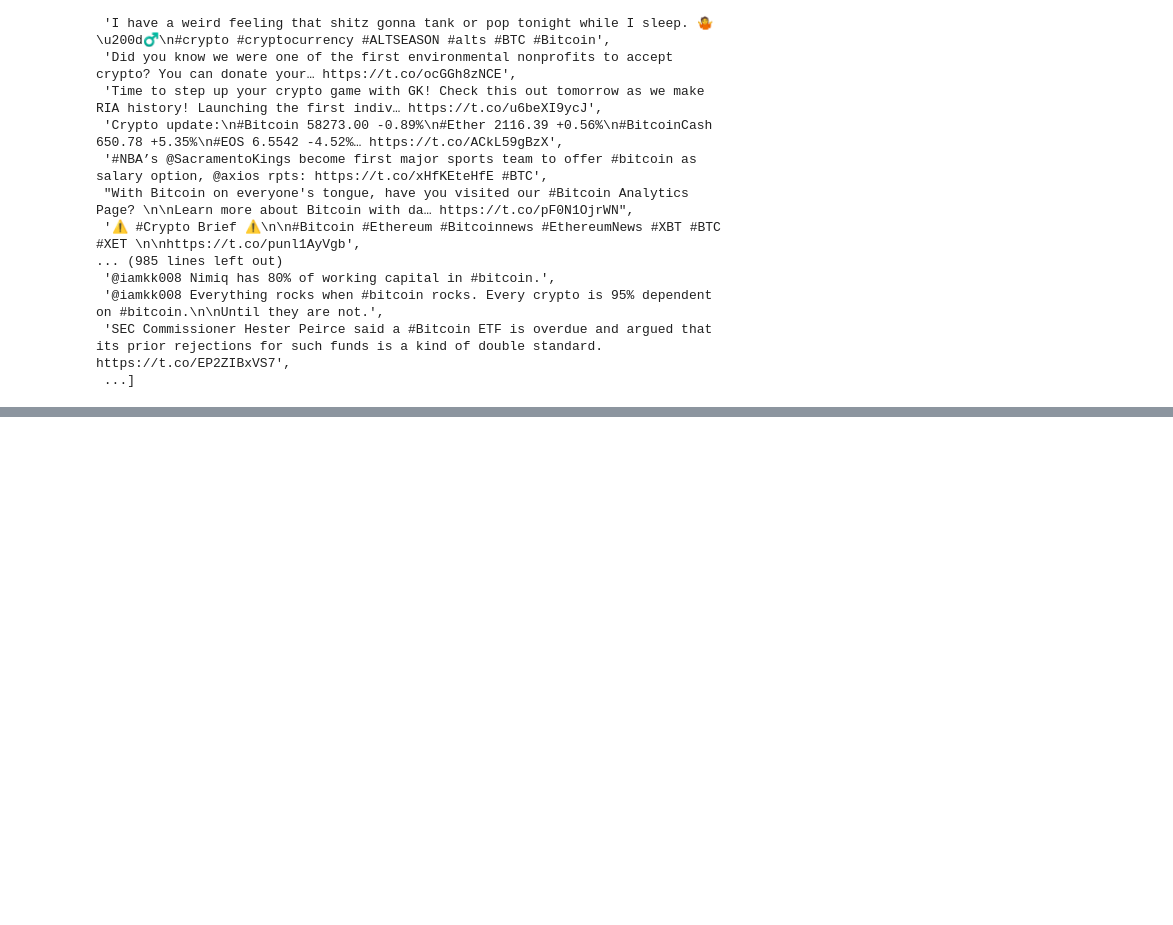
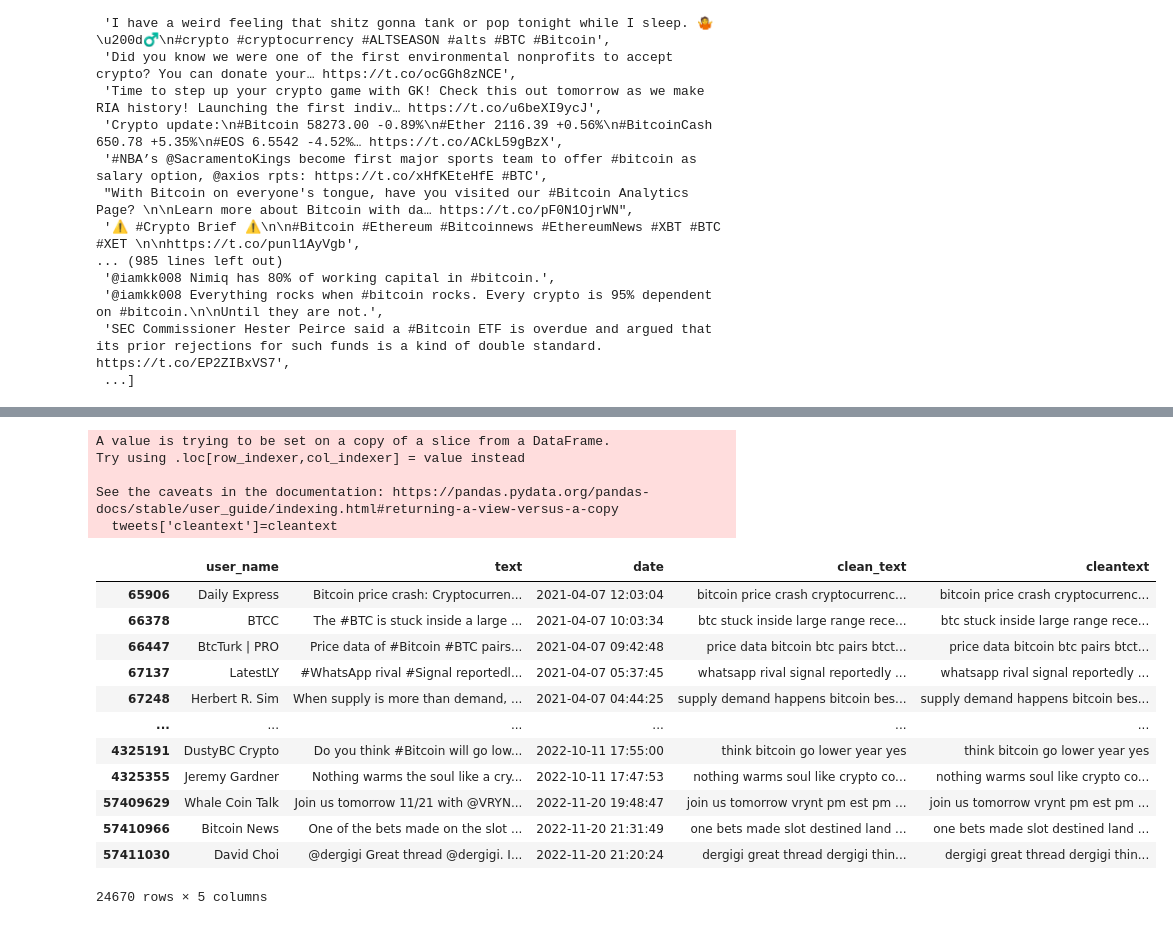
Before and after one commit to noellekh/crypto, a Jupyter notebook: notebooks/notebook_NK.ipynb, the cells around one changed output, grey strips where cells are left out. Cells and saved outputs as stored; diff of their text form; code cells hidden in the pictures; blank space fills up the shorter version.

```diff
--- a/notebooks/notebook_NK.ipynb
+++ b/notebooks/notebook_NK.ipynb
@@ -242,0 +161,23 @@ string.punctuation
+# %%
+def clean (text):
+
+    for punctuation in string.punctuation:
+        text = text.replace(punctuation, ' ') # Remove Punctuation
+
+    lowercased = text.lower() # Lower Case
+
+    unaccented_string = unidecode.unidecode(lowercased) # remove accents
+
+    tokenized = word_tokenize(unaccented_string) # Tokenize
+
+    words_only = [word for word in tokenized if word.isalpha()] # Remove numbers
+
+    stop_words = set(stopwords.words('english')) # Make stopword list
+
+    without_stopwords = [word for word in words_only if not word in stop_words] # Remove Stop Words
+    lemma=WordNetLemmatizer()
+    lemmatized = [lemma.lemmatize(word) for word in without_stopwords] # Lemmatize
+
+    return " ".join(without_stopwords)
+# %%
+tweets["clean_text"]= tweets["text"].apply(clean)
@@ -242,0 +205,26 @@ string.punctuation
+# %%
+cleantext=[]
+for item in tqdm(tweets['text']):
+    words=clean(item)
+    cleantext+=[words]
+tweets['cleantext']=cleantext
+tweets
+# %% [output]
+A value is trying to be set on a copy of a slice from a DataFrame.
+Try using .loc[row_indexer,col_indexer] = value instead
+
+See the caveats in the documentation: https://pandas.pydata.org/pandas-docs/stable/user_guide/indexing.html#returning-a-view-versus-a-copy
+  tweets['cleantext']=cleantext
+|  | user_name | text | date | clean_text | cleantext |
+| 65906 | Daily Express | Bitcoin price crash: Cryptocurren... | 2021-04-07 12:03:04 | bitcoin price crash cryptocurrenc... | bitcoin price crash cryptocurrenc... |
+| 66378 | BTCC | The #BTC is stuck inside a large ... | 2021-04-07 10:03:34 | btc stuck inside large range rece... | btc stuck inside large range rece... |
+| 66447 | BtcTurk | PRO | Price data of #Bitcoin #BTC pairs... | 2021-04-07 09:42:48 | price data bitcoin btc pairs btct... | price data bitcoin btc pairs btct... |
+| 67137 | LatestLY | #WhatsApp rival #Signal reportedl... | 2021-04-07 05:37:45 | whatsapp rival signal reportedly ... | whatsapp rival signal reportedly ... |
+| 67248 | Herbert R. Sim | When supply is more than demand, ... | 2021-04-07 04:44:25 | supply demand happens bitcoin bes... | supply demand happens bitcoin bes... |
+| ... | ... | ... | ... | ... | ... |
+| 4325191 | DustyBC Crypto | Do you think #Bitcoin will go low... | 2022-10-11 17:55:00 | think bitcoin go lower year yes | think bitcoin go lower year yes |
+| 4325355 | Jeremy Gardner | Nothing warms the soul like a cry... | 2022-10-11 17:47:53 | nothing warms soul like crypto co... | nothing warms soul like crypto co... |
+| 57409629 | Whale Coin Talk | Join us tomorrow 11/21 with @VRYN... | 2022-11-20 19:48:47 | join us tomorrow vrynt pm est pm ... | join us tomorrow vrynt pm est pm ... |
+| 57410966 | Bitcoin News | One of the bets made on the slot ... | 2022-11-20 21:31:49 | one bets made slot destined land ... | one bets made slot destined land ... |
+| 57411030 | David Choi | @dergigi Great thread @dergigi. I... | 2022-11-20 21:20:24 | dergigi great thread dergigi thin... | dergigi great thread dergigi thin... |
+24670 rows × 5 columns
```
Also changed, not shown: parts of 26 cells of this notebook.
